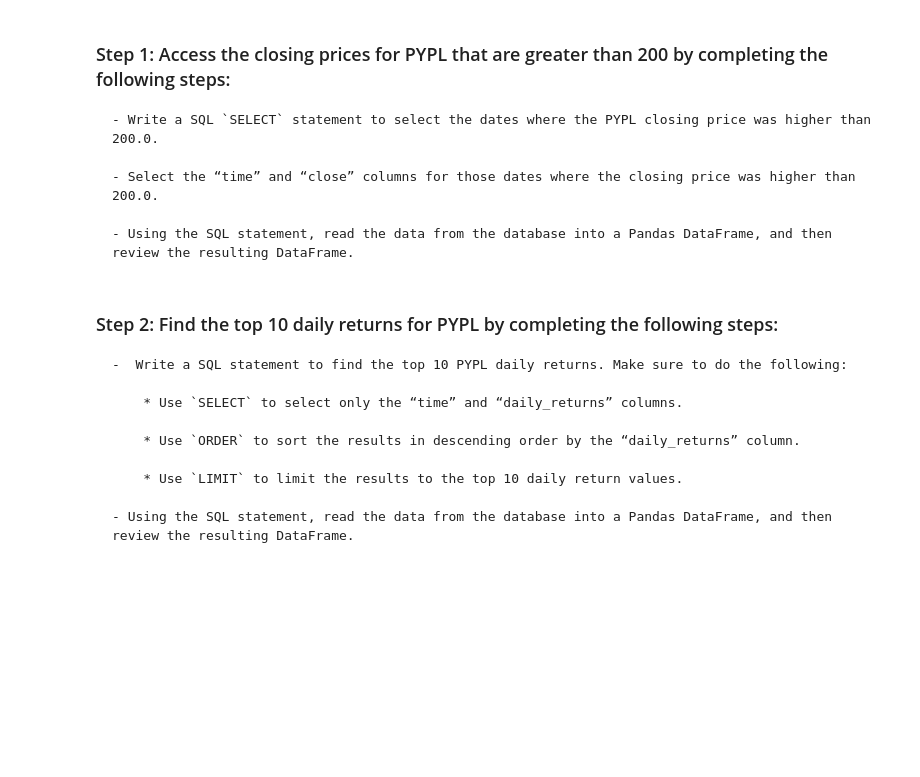
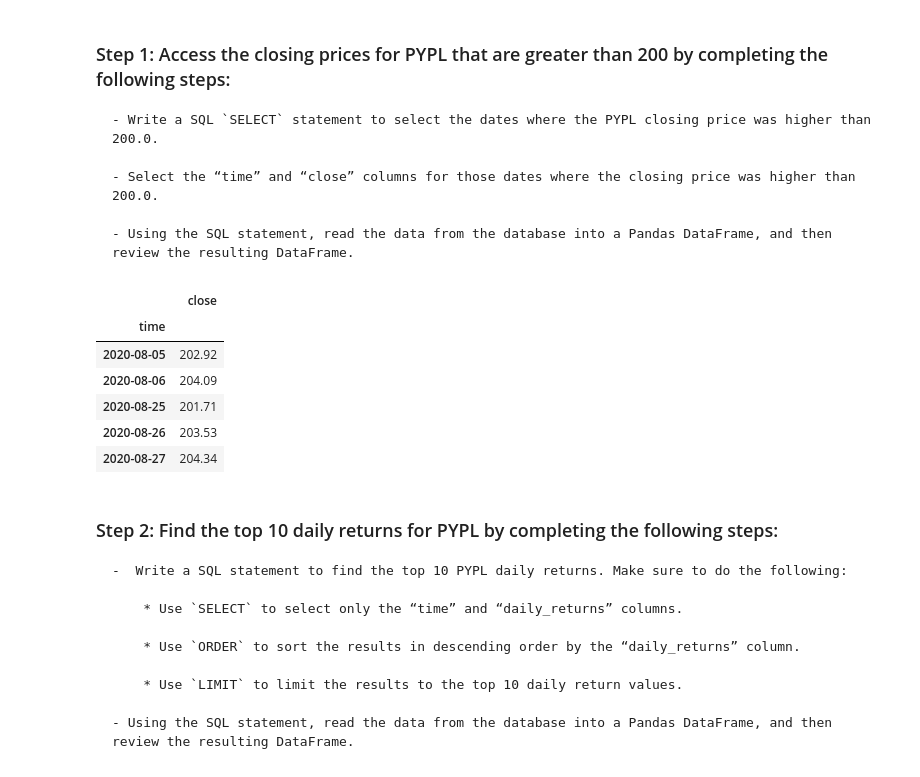
Before and after one commit to mmarovich/etf_analyzer, a Jupyter notebook: etf_analyzer.ipynb, the cells around one changed output. Saved outputs shown, nothing was run; the diff lists cells and outputs as text; code cells hidden in the pictures; blank space fills up the shorter version.

```diff
--- a/etf_analyzer.ipynb
+++ b/etf_analyzer.ipynb
@@ -261,13 +261,27 @@ Complete the following steps:
 # %%
 # Write a SQL SELECT statement to select the time and close columns
 # where the PYPL closing price was higher than 200.0.
-query = # YOUR CODE HERE
+query = """
+    SELECT time, close
+    FROM PYPL
+    WHERE close > 200
+    """
 
 # Using the query, read the data from the database into a Pandas DataFrame
-pypl_higher_than_200 = # YOUR CODE HERE
+pypl_higher_than_200 = pd.read_sql_query(query, con=engine)
 
 # Review the resulting DataFrame
-# YOUR CODE HERE
+pypl_higher_than_200 = pypl_higher_than_200.set_index("time")
+pypl_higher_than_200.index = pd.to_datetime(pypl_higher_than_200.index)
+pypl_higher_than_200.head()
+# %% [output]
+|  | close |
+| time |  |
+| 2020-08-05 | 202.92 |
+| 2020-08-06 | 204.09 |
+| 2020-08-25 | 201.71 |
+| 2020-08-26 | 203.53 |
+| 2020-08-27 | 204.34 |
 # %% [markdown]
 ### Step 2: Find the top 10 daily returns for PYPL by completing the following steps:
 
```
Also changed, not shown: parts of 1 cell of this notebook.
